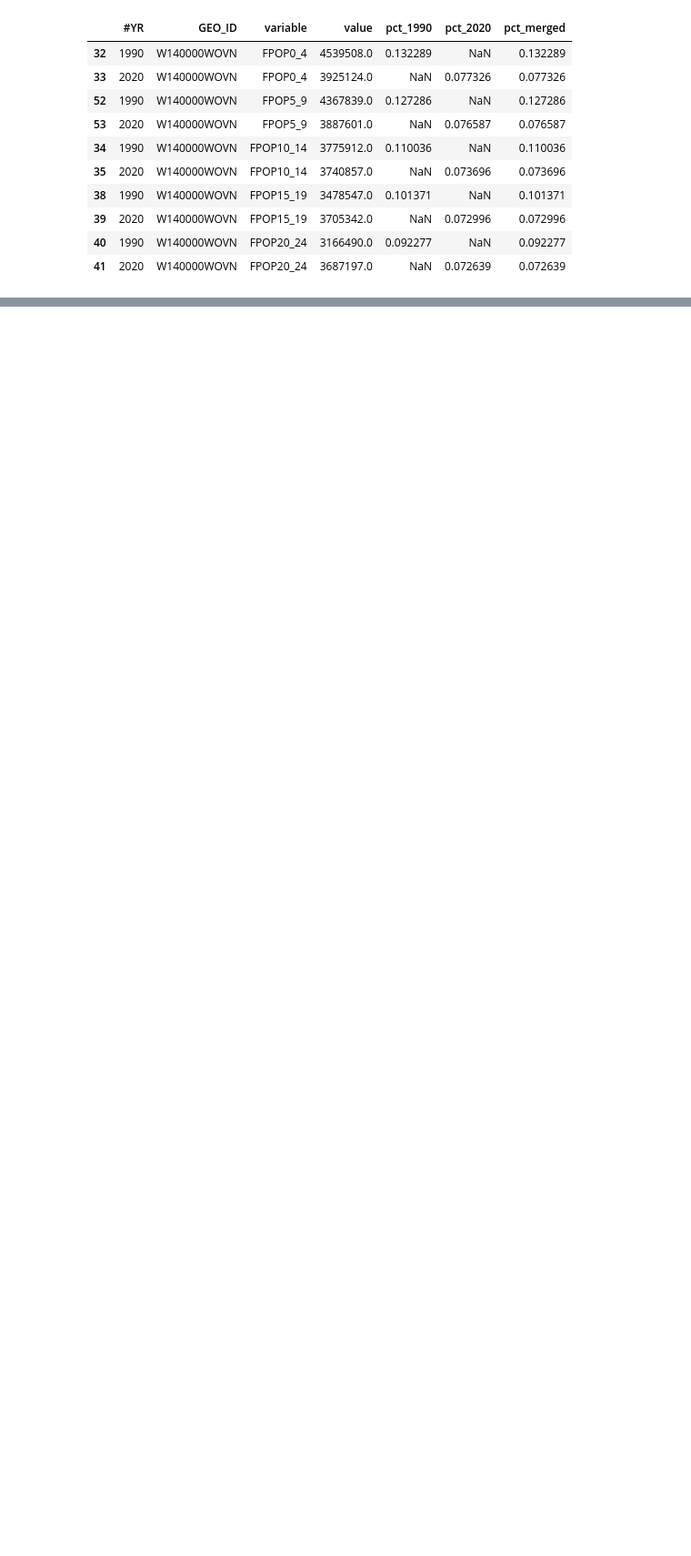
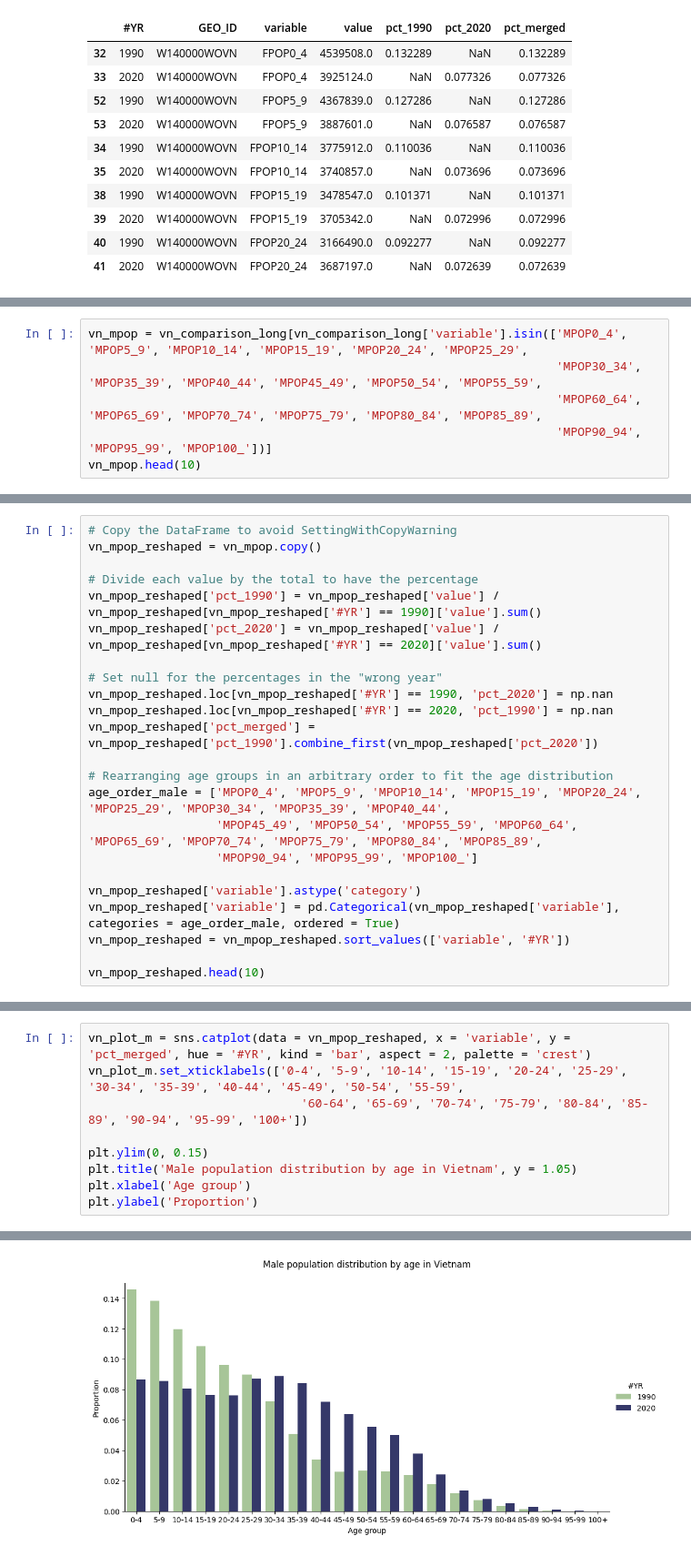
Before and after one commit to thaianle/international-database, a Jupyter notebook: idb5yr-python.ipynb, the cells around one changed output, grey strips where cells are left out. Shown at 91% size. Cells and saved outputs as stored; diff of their text form; blank space fills up the shorter version.

```diff
--- a/idb5yr-python.ipynb
+++ b/idb5yr-python.ipynb
@@ -251,0 +261,6 @@ Compared to 1989, Vietnam had transitioned to an older age distribution as of 20
+# %%
+vn_mpop = vn_comparison_long[vn_comparison_long['variable'].isin(['MPOP0_4', 'MPOP5_9', 'MPOP10_14', 'MPOP15_19', 'MPOP20_24', 'MPOP25_29',
+                                                                  'MPOP30_34', 'MPOP35_39', 'MPOP40_44', 'MPOP45_49', 'MPOP50_54', 'MPOP55_59',
+                                                                  'MPOP60_64', 'MPOP65_69', 'MPOP70_74', 'MPOP75_79', 'MPOP80_84', 'MPOP85_89',
+                                                                  'MPOP90_94', 'MPOP95_99', 'MPOP100_'])]
+vn_mpop.head(10)
@@ -251,0 +279,23 @@ Compared to 1989, Vietnam had transitioned to an older age distribution as of 20
+# %%
+# Copy the DataFrame to avoid SettingWithCopyWarning
+vn_mpop_reshaped = vn_mpop.copy()
+
+# Divide each value by the total to have the percentage
+vn_mpop_reshaped['pct_1990'] = vn_mpop_reshaped['value'] / vn_mpop_reshaped[vn_mpop_reshaped['#YR'] == 1990]['value'].sum()
+vn_mpop_reshaped['pct_2020'] = vn_mpop_reshaped['value'] / vn_mpop_reshaped[vn_mpop_reshaped['#YR'] == 2020]['value'].sum()
+
+# Set null for the percentages in the "wrong year"
+vn_mpop_reshaped.loc[vn_mpop_reshaped['#YR'] == 1990, 'pct_2020'] = np.nan
+vn_mpop_reshaped.loc[vn_mpop_reshaped['#YR'] == 2020, 'pct_1990'] = np.nan
+vn_mpop_reshaped['pct_merged'] = vn_mpop_reshaped['pct_1990'].combine_first(vn_mpop_reshaped['pct_2020'])
+
+# Rearranging age groups in an arbitrary order to fit the age distribution
+age_order_male = ['MPOP0_4', 'MPOP5_9', 'MPOP10_14', 'MPOP15_19', 'MPOP20_24', 'MPOP25_29', 'MPOP30_34', 'MPOP35_39', 'MPOP40_44',
+                  'MPOP45_49', 'MPOP50_54', 'MPOP55_59', 'MPOP60_64', 'MPOP65_69', 'MPOP70_74', 'MPOP75_79', 'MPOP80_84', 'MPOP85_89',
+                  'MPOP90_94', 'MPOP95_99', 'MPOP100_']
+
+vn_mpop_reshaped['variable'].astype('category')
+vn_mpop_reshaped['variable'] = pd.Categorical(vn_mpop_reshaped['variable'], categories = age_order_male, ordered = True)
+vn_mpop_reshaped = vn_mpop_reshaped.sort_values(['variable', '#YR'])
+
+vn_mpop_reshaped.head(10)
@@ -251,0 +314,10 @@ Compared to 1989, Vietnam had transitioned to an older age distribution as of 20
+# %%
+vn_plot_m = sns.catplot(data = vn_mpop_reshaped, x = 'variable', y = 'pct_merged', hue = '#YR', kind = 'bar', aspect = 2, palette = 'crest')
+vn_plot_m.set_xticklabels(['0-4', '5-9', '10-14', '15-19', '20-24', '25-29', '30-34', '35-39', '40-44', '45-49', '50-54', '55-59',
+                              '60-64', '65-69', '70-74', '75-79', '80-84', '85-89', '90-94', '95-99', '100+'])
+
+plt.ylim(0, 0.15)
+plt.title('Male population distribution by age in Vietnam', y = 1.05)
+plt.xlabel('Age group')
+plt.ylabel('Proportion')
+# %% [output]
@@ -251,0 +325 @@ Compared to 1989, Vietnam had transitioned to an older age distribution as of 20
+[figure, added]
```
Also changed, not shown: parts of 7 cells of this notebook.
